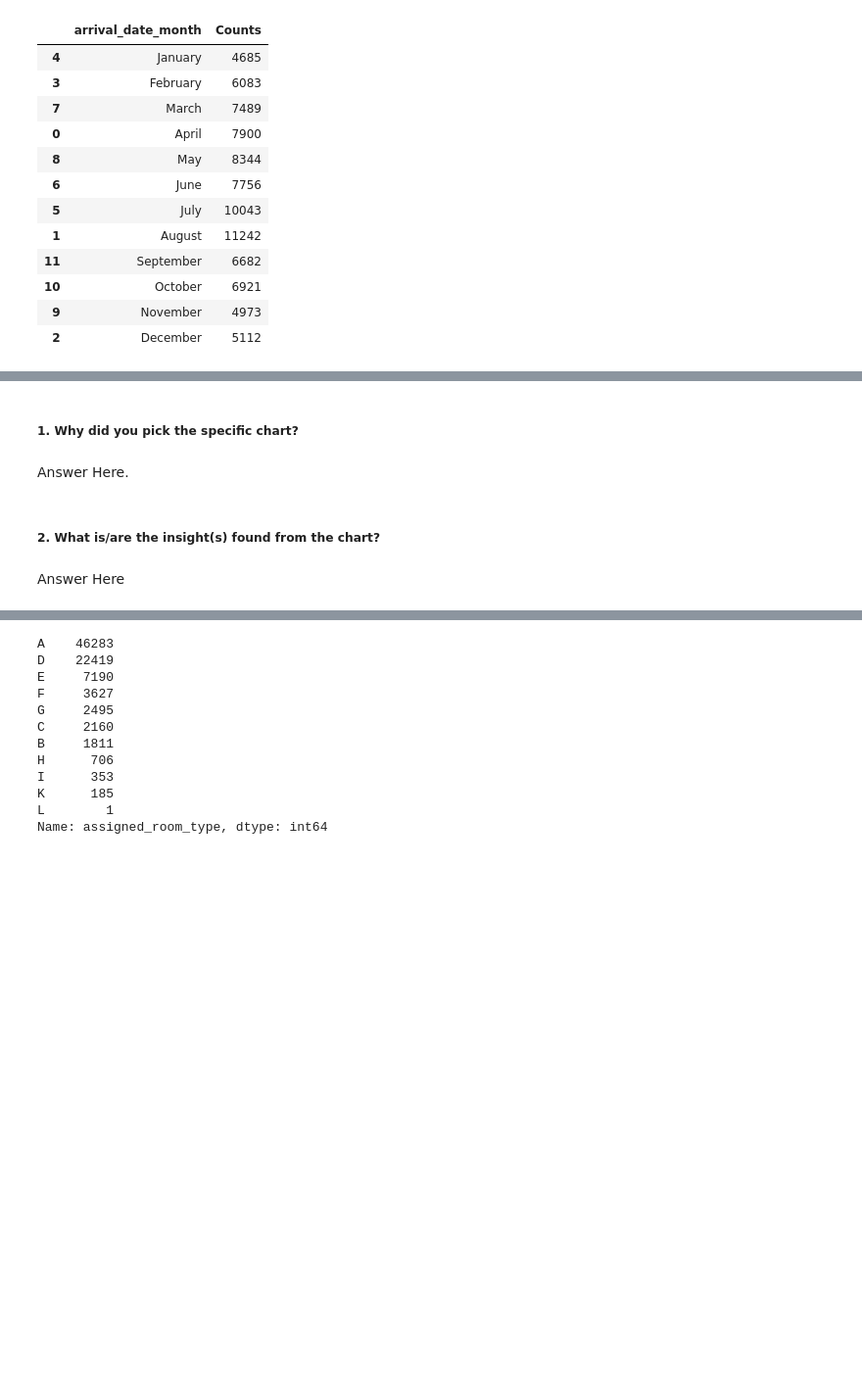
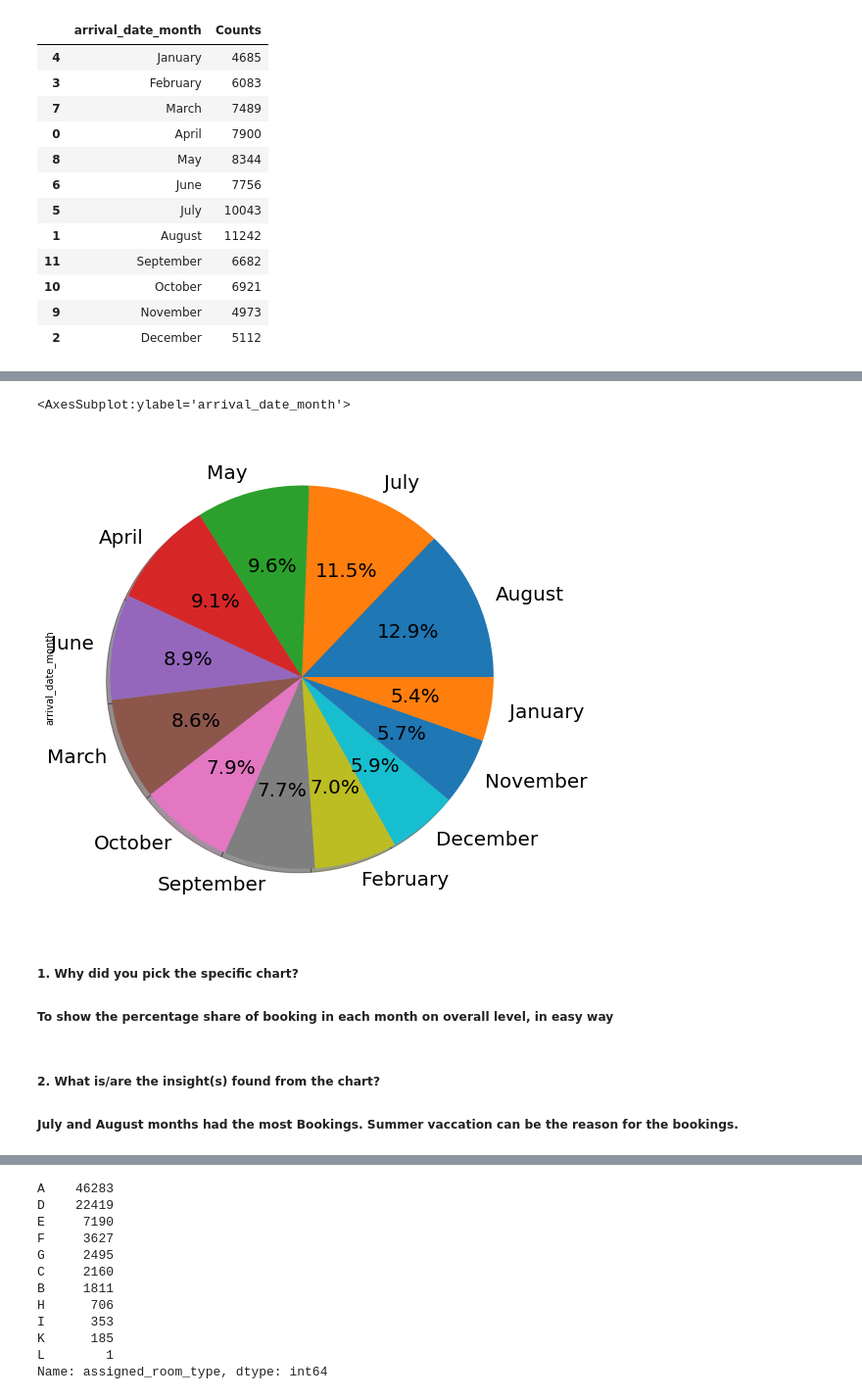
Before and after one commit to abhiwavhal/EDA-HOTEL-BOOKING-ANALYSIS, a Jupyter notebook: Hotel_booking_individual_EDA_Submission.ipynb, the cells around one changed output, grey strips where cells are left out. Shown at 98% size. Cells and saved outputs as stored; diff of their text form; code cells hidden in the pictures; blank space fills up the shorter version.

```diff
--- a/Hotel_booking_individual_EDA_Submission.ipynb
+++ b/Hotel_booking_individual_EDA_Submission.ipynb
@@ -524,11 +524,15 @@ Text(0, 0.5, 'Number of bookings')
+# %%
+
+df1['arrival_date_month'].value_counts().plot.pie(autopct='%1.1f%%', shadow=True, figsize=(11,9),fontsize=20)
+# %% [output]
+<AxesSubplot:ylabel='arrival_date_month'>
+[figure, added]
 # %% [markdown]
 ##### 1. Why did you pick the specific chart?
+##### To show the percentage share of booking in each month on overall level, in easy way
-# %% [markdown]
-Answer Here.
 # %% [markdown]
 ##### 2. What is/are the insight(s) found from the chart?
+##### July and August months had the most Bookings. Summer vaccation can be the reason for the bookings.
-# %% [markdown]
-Answer Here
 # %% [markdown]
 ##### 3. Will the gained insights help creating a positive business impact?
 Are there any insights that lead to negative growth? Justify with specific reason.
```
Also changed, not shown: parts of 121 cells of this notebook.
